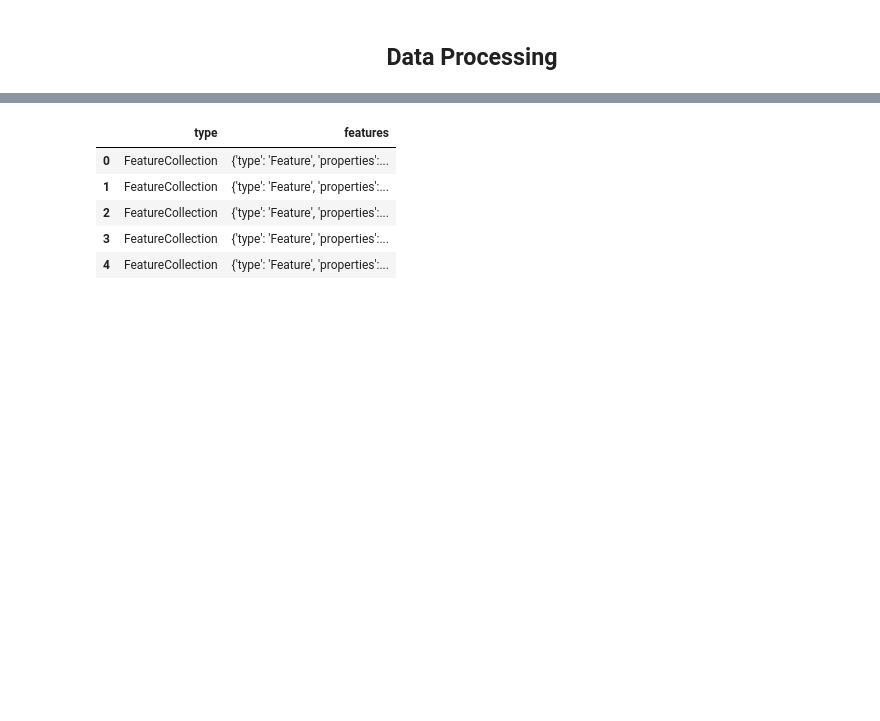
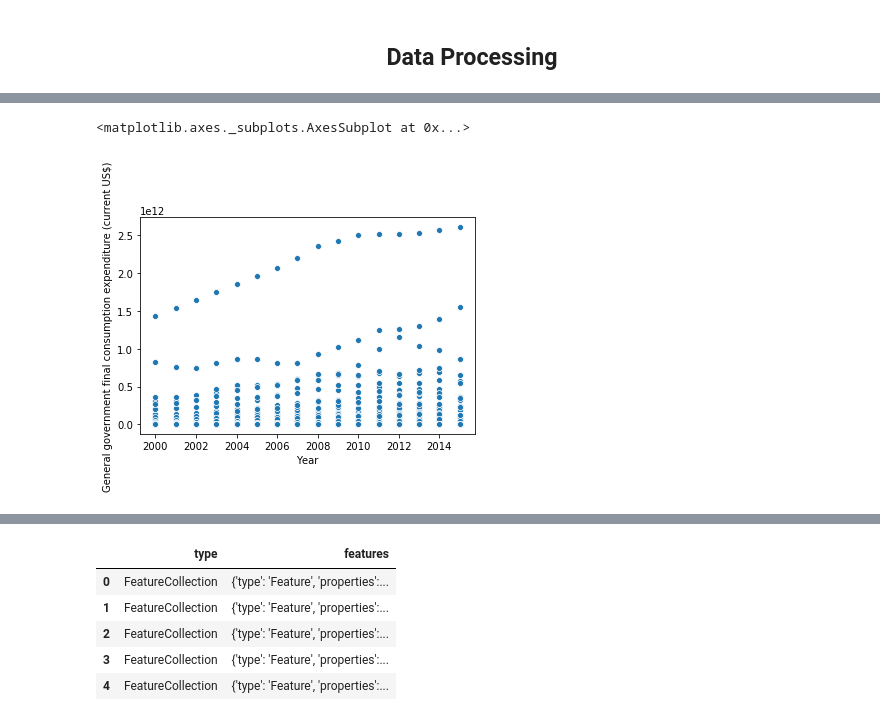
Before and after one commit to thechuster/thechuster.github.io, a Jupyter notebook: FinalProject.ipynb, the cells around one changed output, grey strips where cells are left out. Cells and saved outputs as stored; diff of their text form; code cells hidden in the pictures; blank space fills up the shorter version.

```diff
--- a/FinalProject.ipynb
+++ b/FinalProject.ipynb
@@ -123,0 +192,5 @@ predictionData = pd.DataFrame(columns = ["countryName", "Country Code"])
+# %%
+sns.scatterplot(x="Year", y="General government final consumption expenditure (current US$)", data=predictionData)
+# %% [output]
+<matplotlib.axes._subplots.AxesSubplot at 0x...>
+[figure, added]
```
Also changed, not shown: parts of 18 cells of this notebook, 4 other files.
